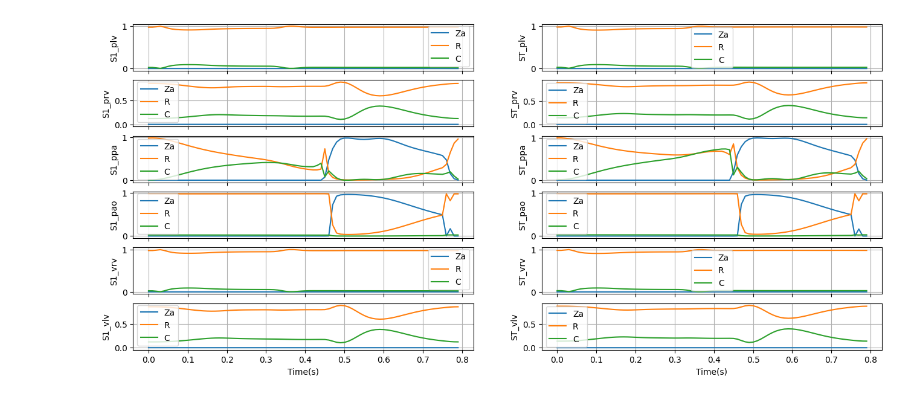
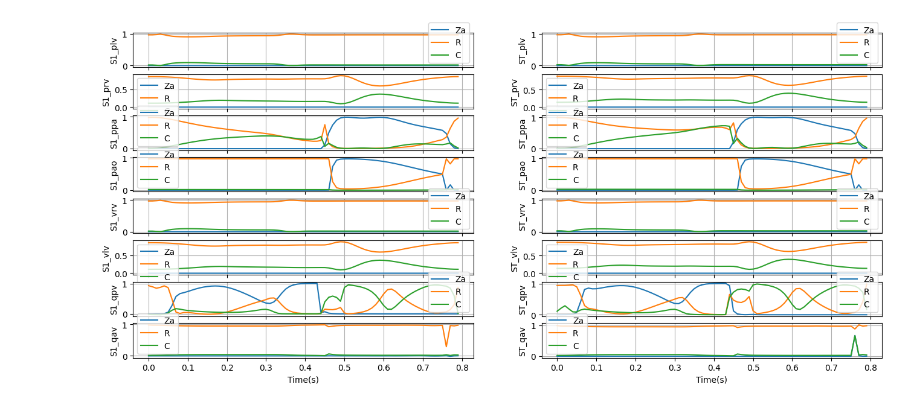
Before and after one commit to ShitingHuang-1/closed_circuit, a Jupyter notebook: sensitivity.ipynb, the cells around one changed output. Saved outputs shown, nothing was run; the diff lists cells and outputs as text; code cells hidden in the pictures.

```diff
--- a/sensitivity.ipynb
+++ b/sensitivity.ipynb
@@ -223,6 +243,8 @@ p_pa_param_time = p_pa_param_list.T
 p_ao_param_time = p_ao_param_list.T
 v_rv_param_time = v_lv_param_statistic.T
 v_lv_param_time = v_rv_param_statistic.T
+q_av_list_time = q_av_list.T
+q_pa_list_time = q_pa_list.T
 # %%
 p_lv_param_time_slice = p_lv_param_time[index_range]
 p_rv_param_time_slice = p_rv_param_time[index_range]
@@ -230,6 +252,8 @@ p_pa_param_time_slice = p_pa_param_time[index_range]
 p_ao_param_time_slice = p_ao_param_time[index_range]
 v_rv_param_time_slice = v_rv_param_time[index_range]
 v_lv_param_time_slice = v_lv_param_time[index_range]
+q_av_list_time_slice = q_av_list_time[index_range]
+q_pa_list_time_slice = q_pa_list_time[index_range]
 # %%
 S1_p_lv = []
 S1_p_rv = []
@@ -251,11 +275,14 @@ ST_sv_rv_param = []
 ST_sv_lv_param = []
 ST_rvef_param = []
 ST_lvef_param = []
+S1_q_av = []
+ST_q_av = []
+S1_q_pv = []
+ST_q_pv = []
 # %%
 from SALib.analyze import sobol
 count = range(0,index_range.stop-index_range.start)
 for j in tqdm(count):
-    #print(j)
     S1_p_lv.append(sobol.analyze(problem, p_lv_param_time_slice[j])['S1'])
     S1_p_rv.append(sobol.analyze(problem, p_rv_param_time_slice[j])['S1'])
     S1_p_pa_param_list.append(sobol.analyze(problem, p_pa_param_time_slice[j])['S1'])
@@ -268,6 +295,10 @@ for j in tqdm(count):
     ST_p_ao_param_list.append(sobol.analyze(problem, p_ao_param_time_slice[j])['ST'])
     ST_v_rv_param_statistic.append(sobol.analyze(problem, v_rv_param_time_slice[j])['ST'])
     ST_v_lv_param_statistic.append(sobol.analyze(problem, v_lv_param_time_slice[j])['ST'])
+    S1_q_pv.append(sobol.analyze(problem, q_pa_list_time_slice[j])['S1'])
+    ST_q_pv.append(sobol.analyze(problem, q_pa_list_time_slice[j])['ST'])
+    S1_q_av.append(sobol.analyze(problem, q_av_list_time_slice[j])['S1'])
+    ST_q_av.append(sobol.analyze(problem, q_av_list_time_slice[j])['ST'])
 # %%
 S1_sv_rv_param = sobol.analyze(problem, sv_rv_param)['S1']
 ST_sv_rv_param = sobol.analyze(problem, sv_rv_param)['ST']
@@ -280,7 +311,7 @@ ST_lvef_param = sobol.analyze(problem, lvef_param)['ST']
 # %%
 time = np.arange(0,0.8,0.01)
 label = ['Za','R','C']
-fig, axs = plt.subplots(6, 2, figsize=(16, 7),sharex=True)
+fig, axs = plt.subplots(8, 2, figsize=(16, 7),sharex=True)
 axs[0,0].plot(time, S1_p_lv, label =label)
 axs[0,0].set_ylabel('S1_plv')
 axs[0,0].legend()
@@ -317,34 +348,56 @@ axs[3,0].legend()
 axs[3,0].grid()
 
 axs[3,1].plot(time,ST_p_ao_param_list,label=label)
 axs[3,1].set_ylabel('ST_pao')
 axs[3,1].grid()
 axs[3,1].legend()
 
 axs[4,0].plot(time, S1_v_rv_param_statistic, label =label)
 axs[4,0].set_ylabel('S1_vrv')
 axs[4,0].legend()
 axs[4,0].grid()
 
 axs[4,1].plot(time,ST_v_rv_param_statistic,label=label)
 axs[4,1].set_ylabel('ST_vrv')
 axs[4,1].grid()
 axs[4,1].legend()
 
 axs[5,0].plot(time, S1_v_lv_param_statistic, label =label)
 axs[5,0].set_ylabel('S1_vlv')
 axs[5,0].legend()
 axs[5,0].grid()
 axs[5,0].set_xlabel('Time(s)')
 axs[5,1].plot(time,ST_v_lv_param_statistic,label=label)
 axs[5,1].set_ylabel('ST_vlv')
 axs[5,1].grid()
 axs[5,1].legend()
 axs[5,1].set_xlabel('Time(s)')
 #plt.savefig('global_sensitivity.svg')
+
+axs[6,0].plot(time, S1_q_pv, label =label)
+axs[6,0].set_ylabel('S1_qpv')
+axs[6,0].legend()
+axs[6,0].grid()
+axs[6,0].set_xlabel('Time(s)')
+axs[6,1].plot(time,ST_q_pv,label=label)
+axs[6,1].set_ylabel('ST_qpv')
+axs[6,1].grid()
+axs[6,1].legend()
+axs[6,1].set_xlabel('Time(s)')
+
+axs[7,0].plot(time, S1_q_av, label =label)
+axs[7,0].set_ylabel('S1_qav')
+axs[7,0].legend()
+axs[7,0].grid()
+axs[7,0].set_xlabel('Time(s)')
+axs[7,1].plot(time,ST_q_av,label=label)
+axs[7,1].set_ylabel('ST_qav')
+axs[7,1].grid()
+axs[7,1].legend()
+axs[7,1].set_xlabel('Time(s)')
 plt.show()
 # %% [output]
-[figure, old version]
+[figure, new version]
 # %%
 print('S1_svrv',S1_sv_rv_param)
 print('ST_svrv',ST_sv_rv_param)
```
Also changed, not shown: parts of 9 cells of this notebook, 19 other files.
